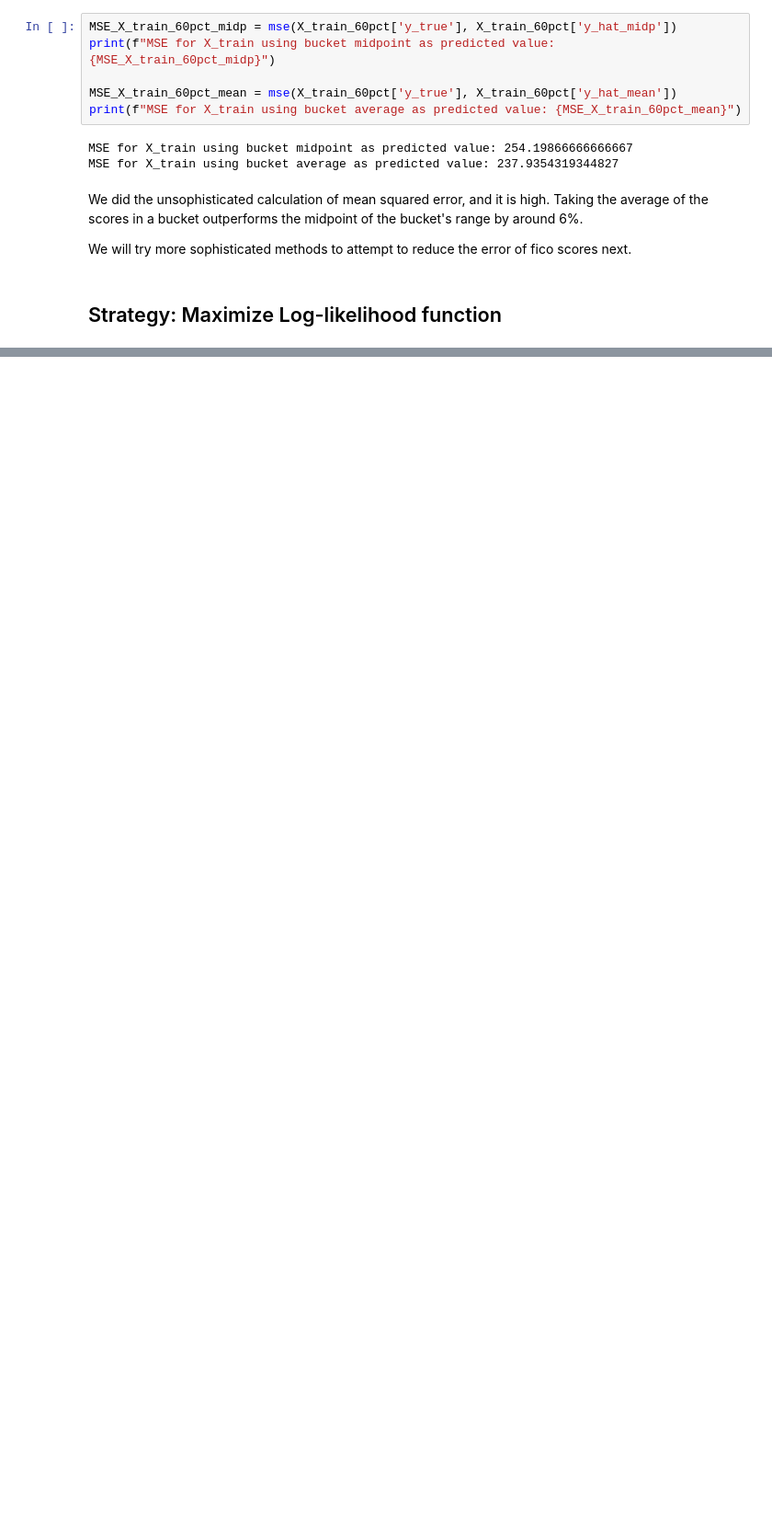
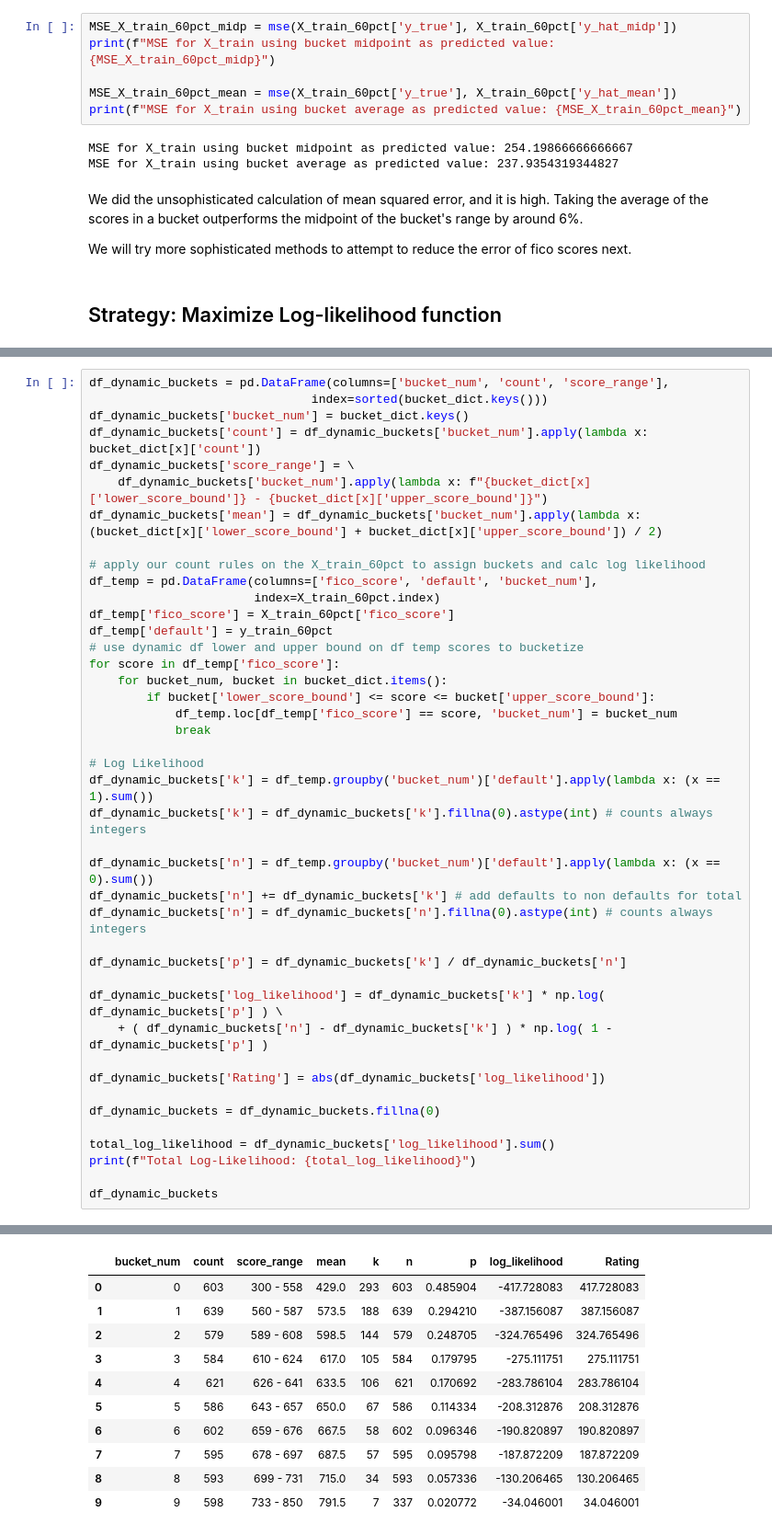
Before and after one commit to rockett-m/JPMC-Quant-Research, a Jupyter notebook: TaskFour/TaskFour_FicoScoreQuantization.ipynb, the cells around one changed output, grey strips where cells are left out. Shown: that part at 92% size. Drawn from its saved outputs; the diff is of its cells as text; blank space fills up the shorter version.

```diff
--- a/TaskFour/TaskFour_FicoScoreQuantization.ipynb
+++ b/TaskFour/TaskFour_FicoScoreQuantization.ipynb
@@ -156,0 +567,43 @@ Where:
+# %%
+df_dynamic_buckets = pd.DataFrame(columns=['bucket_num', 'count', 'score_range'],
+                               index=sorted(bucket_dict.keys()))
+df_dynamic_buckets['bucket_num'] = bucket_dict.keys()
+df_dynamic_buckets['count'] = df_dynamic_buckets['bucket_num'].apply(lambda x: bucket_dict[x]['count'])
+df_dynamic_buckets['score_range'] = \
+    df_dynamic_buckets['bucket_num'].apply(lambda x: f"{bucket_dict[x]['lower_score_bound']} - {bucket_dict[x]['upper_score_bound']}")
+df_dynamic_buckets['mean'] = df_dynamic_buckets['bucket_num'].apply(lambda x: (bucket_dict[x]['lower_score_bound'] + bucket_dict[x]['upper_score_bound']) / 2)
+
+# apply our count rules on the X_train_60pct to assign buckets and calc log likelihood
+df_temp = pd.DataFrame(columns=['fico_score', 'default', 'bucket_num'],
+                       index=X_train_60pct.index)
+df_temp['fico_score'] = X_train_60pct['fico_score']
+df_temp['default'] = y_train_60pct
+# use dynamic df lower and upper bound on df temp scores to bucketize
+for score in df_temp['fico_score']:
+    for bucket_num, bucket in bucket_dict.items():
+        if bucket['lower_score_bound'] <= score <= bucket['upper_score_bound']:
+            df_temp.loc[df_temp['fico_score'] == score, 'bucket_num'] = bucket_num
+            break
+
+# Log Likelihood
+df_dynamic_buckets['k'] = df_temp.groupby('bucket_num')['default'].apply(lambda x: (x == 1).sum())
+df_dynamic_buckets['k'] = df_dynamic_buckets['k'].fillna(0).astype(int) # counts always integers
+
+df_dynamic_buckets['n'] = df_temp.groupby('bucket_num')['default'].apply(lambda x: (x == 0).sum())
+df_dynamic_buckets['n'] += df_dynamic_buckets['k'] # add defaults to non defaults for total
+df_dynamic_buckets['n'] = df_dynamic_buckets['n'].fillna(0).astype(int) # counts always integers
+
+df_dynamic_buckets['p'] = df_dynamic_buckets['k'] / df_dynamic_buckets['n']
+
+df_dynamic_buckets['log_likelihood'] = df_dynamic_buckets['k'] * np.log( df_dynamic_buckets['p'] ) \
+    + ( df_dynamic_buckets['n'] - df_dynamic_buckets['k'] ) * np.log( 1 - df_dynamic_buckets['p'] )
+
+df_dynamic_buckets['Rating'] = abs(df_dynamic_buckets['log_likelihood'])
+
+df_dynamic_buckets = df_dynamic_buckets.fillna(0)
+
+total_log_likelihood = df_dynamic_buckets['log_likelihood'].sum()
+print(f"Total Log-Likelihood: {total_log_likelihood}")
+
+df_dynamic_buckets
+# %% [output]
@@ -156,0 +611,11 @@ Where:
+|  | bucket_num | count | score_range | mean | k | n | p | log_likelihood | Rating |
+| 0 | 0 | 603 | 300 - 558 | 429.0 | 293 | 603 | 0.485904 | -417.728083 | 417.728083 |
+| 1 | 1 | 639 | 560 - 587 | 573.5 | 188 | 639 | 0.294210 | -387.156087 | 387.156087 |
+| 2 | 2 | 579 | 589 - 608 | 598.5 | 144 | 579 | 0.248705 | -324.765496 | 324.765496 |
+| 3 | 3 | 584 | 610 - 624 | 617.0 | 105 | 584 | 0.179795 | -275.111751 | 275.111751 |
+| 4 | 4 | 621 | 626 - 641 | 633.5 | 106 | 621 | 0.170692 | -283.786104 | 283.786104 |
+| 5 | 5 | 586 | 643 - 657 | 650.0 | 67 | 586 | 0.114334 | -208.312876 | 208.312876 |
+| 6 | 6 | 602 | 659 - 676 | 667.5 | 58 | 602 | 0.096346 | -190.820897 | 190.820897 |
+| 7 | 7 | 595 | 678 - 697 | 687.5 | 57 | 595 | 0.095798 | -187.872209 | 187.872209 |
+| 8 | 8 | 593 | 699 - 731 | 715.0 | 34 | 593 | 0.057336 | -130.206465 | 130.206465 |
+| 9 | 9 | 598 | 733 - 850 | 791.5 | 7 | 337 | 0.020772 | -34.046001 | 34.046001 |
```
Also changed, not shown: parts of 17 cells of this notebook.
